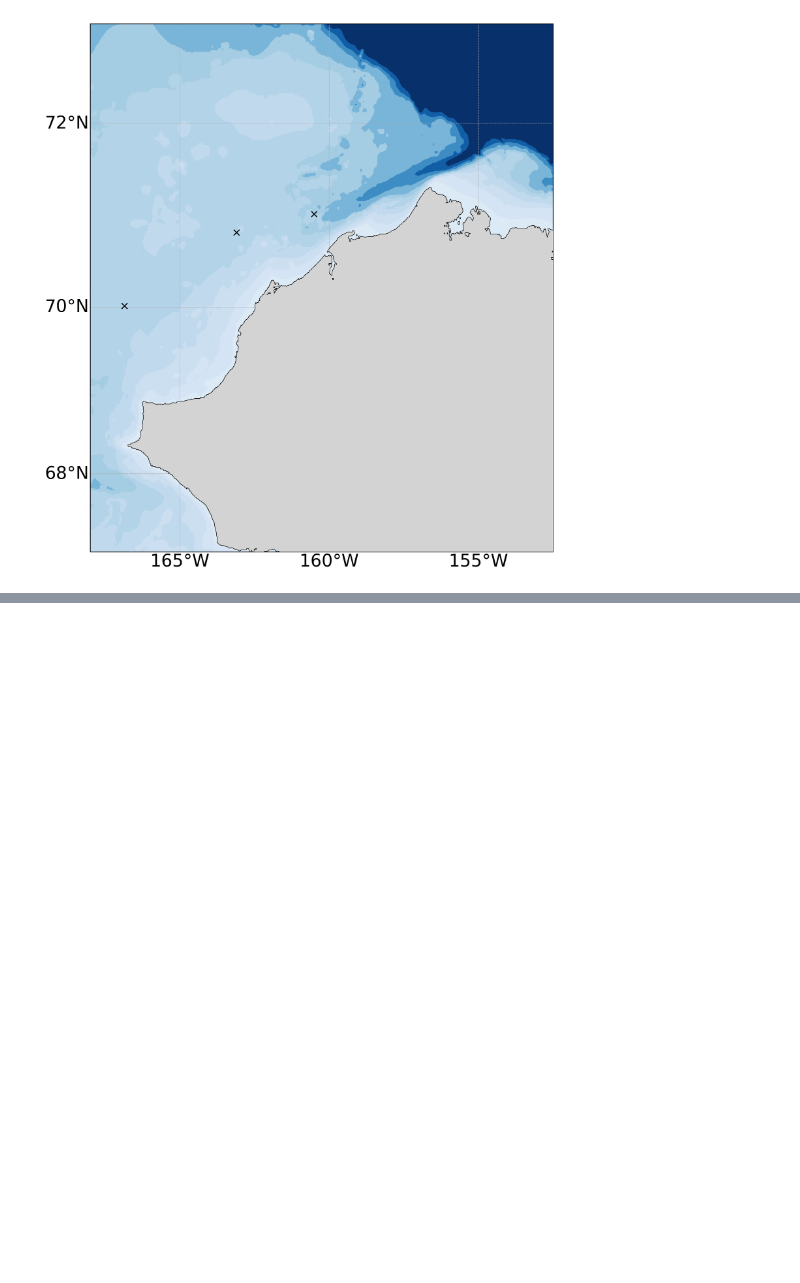
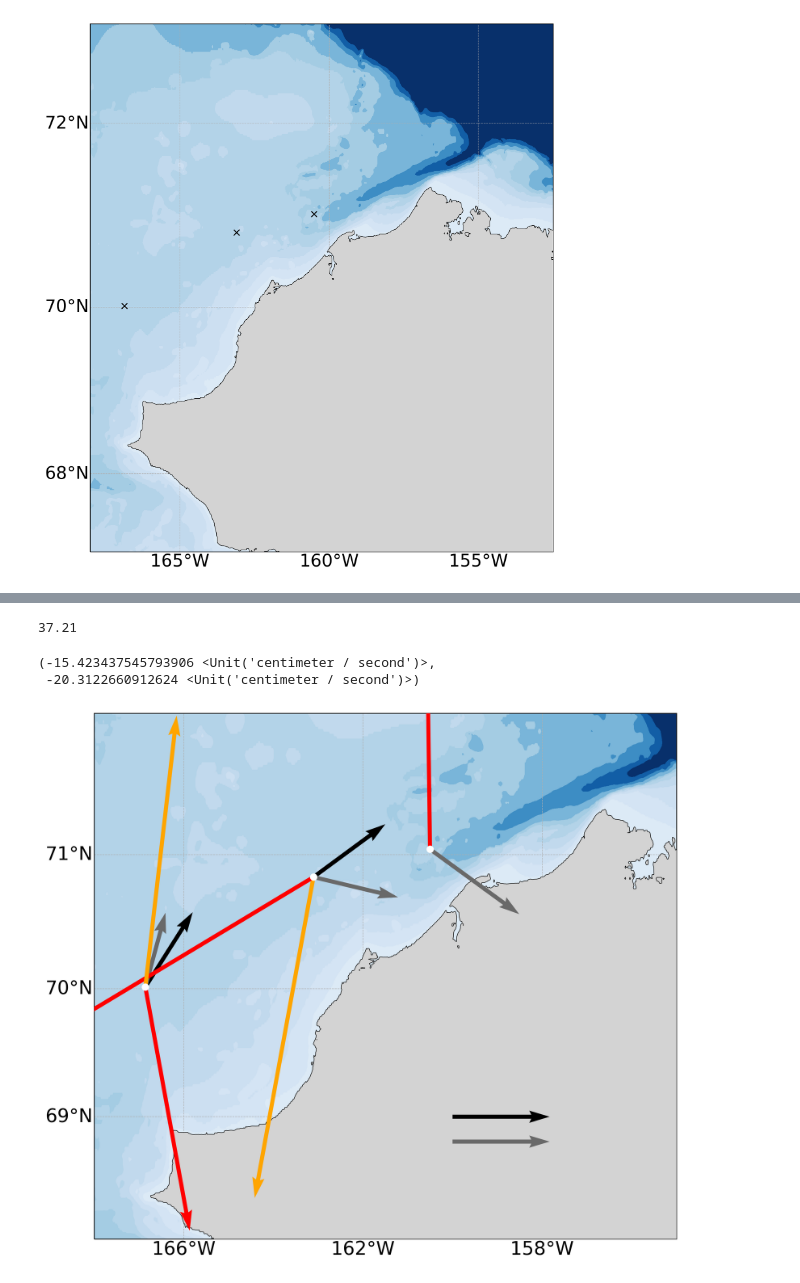
Before and after one commit to leviner/MooredEchosounders, a Jupyter notebook: code/F1_overviewMap.ipynb, the cells around one changed output, grey strips where cells are left out. Saved outputs shown, nothing was run; the diff lists cells and outputs as text; code cells hidden in the pictures; blank space fills up the shorter version.

```diff
--- a/code/F1_overviewMap.ipynb
+++ b/code/F1_overviewMap.ipynb
@@ -173,0 +243,52 @@ a = plt.quiver(np.array([-157]),np.array([68]),np.array([10]),np.array([0]), col
+# %%
+df4.linearHead.mode()[0]
+# %% [output]
+37.21
+# %%
+mp.wind_components(units.Quantity(df1.linearSpeed.mean(), 'sm', df1.linearHead.mode()[0])
+# %% [output]
+(-15.423437545793906 <Unit('centimeter / second')>,
+ -20.3122660912624 <Unit('centimeter / second')>)
+# %%
+#Look at how much actually overlaps
+import matplotlib.colors as colors
+import matplotlib.patches as patches
+from matplotlib import cm
+import cmocean
+
+figure = plt.figure(figsize=(10,10),dpi=300)
+ax1=plt.subplot(111,projection=ccrs.Mercator())
+gl = ax1.gridlines(crs=ccrs.PlateCarree(), draw_labels=True,linestyle='--',zorder=1,linewidth=0.5)
+gl.xlabels_top = False
+gl.ylabels_right = False
+gl.xlocator = mticker.FixedLocator([-180,-175,-170,-166,-162,-158,-154,-145,-140])
+gl.ylocator = mticker.FixedLocator([53,54,56,58,60,62,64,66,68,69,70,71,72,74,75])
+gl.xlabel_style = {'size':18}
+gl.ylabel_style = {'size':18}
+gl.xformatter = LONGITUDE_FORMATTER
+gl.yformatter = LATITUDE_FORMATTER
+lfill = ax1.contourf(rlons, rlats, etopo, olevels2, colors ='lightgrey',transform=ccrs.PlateCarree(),zorder=5)
+ax1.plot(pd1.wbatParams.mooringLoc[1],pd1.wbatParams.mooringLoc[0],'ow',transform=ccrs.PlateCarree(),zorder=8)
+ax1.plot(pd2.wbatParams.mooringLoc[1],pd2.wbatParams.mooringLoc[0],'ow',transform=ccrs.PlateCarree(),zorder=8)
+ax1.plot(pd3.wbatParams.mooringLoc[1],pd3.wbatParams.mooringLoc[0],'ow',transform=ccrs.PlateCarree(),zorder=8)
+
+cso4 = ax1.contour(rlons, rlats, etopo, olevels3, colors ='k',linewidths=.5,transform=ccrs.PlateCarree(),zorder=5)#cmap=cm.ocean)
+pc = plt.contourf(rlons,rlats,etopo, vmin=-200, vmax=25,levels=np.concatenate([[-5000],np.arange(-300,-60,40),np.arange(-60,1,10)]),transform=ccrs.PlateCarree(),cmap=cm.Blues_r)
+ax1.set_extent([-168,-155,68,72])
+a = plt.quiver(np.array([meanADCP['C1_17'][0]]),np.array([meanADCP['C1_17'][1]]),np.array([meanADCP['C1_17'][2]]),np.array([meanADCP['C1_17'][3]]), color='black', scale=60,width=.007,transform=ccrs.PlateCarree(),zorder=6)
+a = plt.quiver(np.array([meanADCP['C1_18'][0]]),np.array([meanADCP['C1_18'][1]]),np.array([meanADCP['C1_18'][2]]),np.array([meanADCP['C1_18'][3]]), color='dimgrey', scale=60,width=.007,transform=ccrs.PlateCarree(),zorder=6)
+a = plt.quiver(np.array([meanADCP['C11_17'][0]]),np.array([meanADCP['C11_17'][1]]),np.array([meanADCP['C11_17'][2]]),np.array([meanADCP['C11_17'][3]]), color='black', scale=60,width=.007,transform=ccrs.PlateCarree(),zorder=6)
+a = plt.quiver(np.array([meanADCP['C11_18'][0]]),np.array([meanADCP['C11_18'][1]]),np.array([meanADCP['C11_18'][2]]),np.array([meanADCP['C11_18'][3]]), color='dimgrey', scale=60,width=.007,transform=ccrs.PlateCarree(),zorder=6)
+a = plt.quiver(np.array([meanADCP['C4_18'][0]]),np.array([meanADCP['C4_18'][1]]),np.array([meanADCP['C4_18'][2]]),np.array([meanADCP['C4_18'][3]]), color='dimgrey', scale=60,width=.007,transform=ccrs.PlateCarree(),zorder=6)
+
+
+a = plt.quiver(np.array([meanTracks['C1_17'][0]]),np.array([meanTracks['C1_17'][1]]),np.array([meanTracks['C1_17'][2]]),np.array([meanTracks['C1_17'][3]]), color='orange', scale=60,width=.007,transform=ccrs.PlateCarree(),zorder=7)
+a = plt.quiver(np.array([meanTracks['C1_18'][0]]),np.array([meanTracks['C1_18'][1]]),np.array([meanTracks['C1_18'][2]]),np.array([meanTracks['C1_18'][3]]), color='red', scale=60,width=.007,transform=ccrs.PlateCarree(),zorder=7)
+a = plt.quiver(np.array([meanTracks['C11_17'][0]]),np.array([meanTracks['C11_17'][1]]),np.array([meanTracks['C11_17'][2]]),np.array([meanTracks['C11_17'][3]]), color='orange', scale=60,width=.007,transform=ccrs.PlateCarree(),zorder=7)
+a = plt.quiver(np.array([meanTracks['C11_18'][0]]),np.array([meanTracks['C11_18'][1]]),np.array([meanTracks['C11_18'][2]]),np.array([meanTracks['C11_18'][3]]), color='red', scale=60,width=.007,transform=ccrs.PlateCarree(),zorder=7)
+a = plt.quiver(np.array([meanTracks['C4_18'][0]]),np.array([meanTracks['C4_18'][1]]),np.array([meanTracks['C4_18'][2]]),np.array([meanTracks['C4_18'][3]]), color='red', scale=60,width=.007,transform=ccrs.PlateCarree(),zorder=7)
+
+a = plt.quiver(np.array([-160]),np.array([69]),np.array([10]),np.array([0]), color='black', scale=60,width=.007,transform=ccrs.PlateCarree(),zorder=6)
+a = plt.quiver(np.array([-160]),np.array([68.8]),np.array([10]),np.array([0]), color='dimgrey', scale=60,width=.007,transform=ccrs.PlateCarree(),zorder=6)
+# %% [output]
+[figure, added]
```
Also changed, not shown: parts of 6 cells of this notebook, 1 other file.
